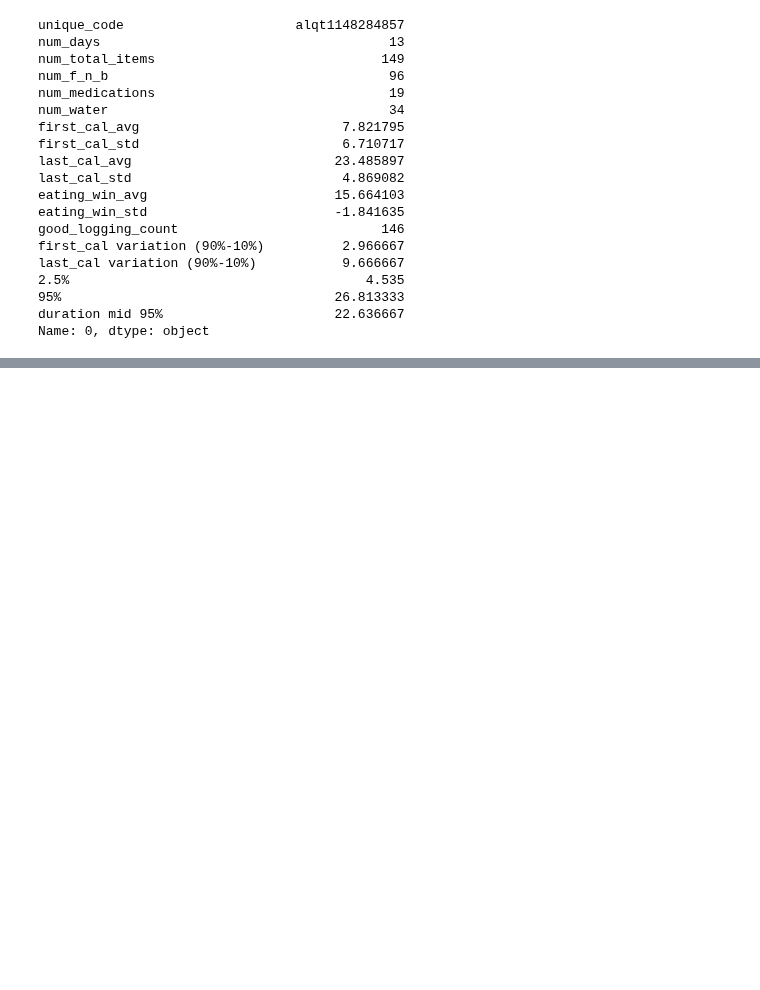
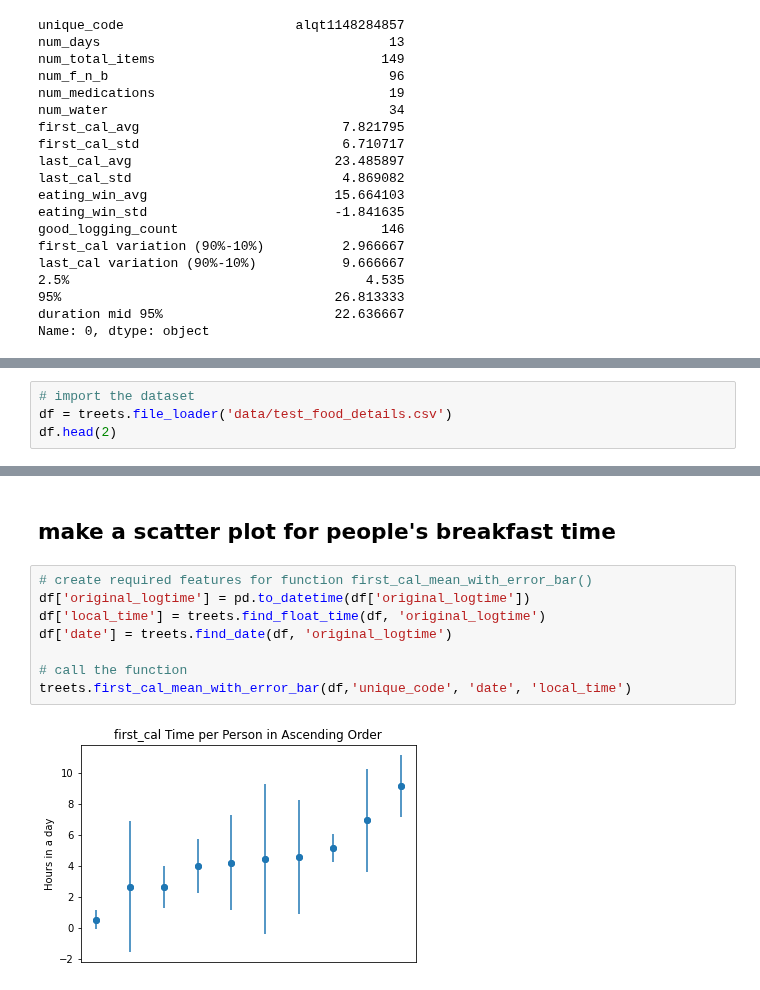
Before and after one commit to tktran11/treets, a Jupyter notebook: index.ipynb, the cells around one changed output, grey strips where cells are left out. Cells and saved outputs as stored; diff of their text form; blank space fills up the shorter version.

```diff
--- a/index.ipynb
+++ b/index.ipynb
@@ -177,0 +164,4 @@ Name: 1, dtype: object
+# %%
+# import the dataset
+df = treets.file_loader('data/test_food_details.csv')
+df.head(2)
@@ -177,0 +172,12 @@ Name: 1, dtype: object
+# %% [markdown]
+## make a scatter plot for people's breakfast time
+# %%
+# create required features for function first_cal_mean_with_error_bar()
+df['original_logtime'] = pd.to_datetime(df['original_logtime'])
+df['local_time'] = treets.find_float_time(df, 'original_logtime')
+df['date'] = treets.find_date(df, 'original_logtime')
+
+# call the function
+treets.first_cal_mean_with_error_bar(df,'unique_code', 'date', 'local_time')
+# %% [output]
+[figure, added]
```
Also changed, not shown: parts of 23 cells of this notebook, 9 other files.
